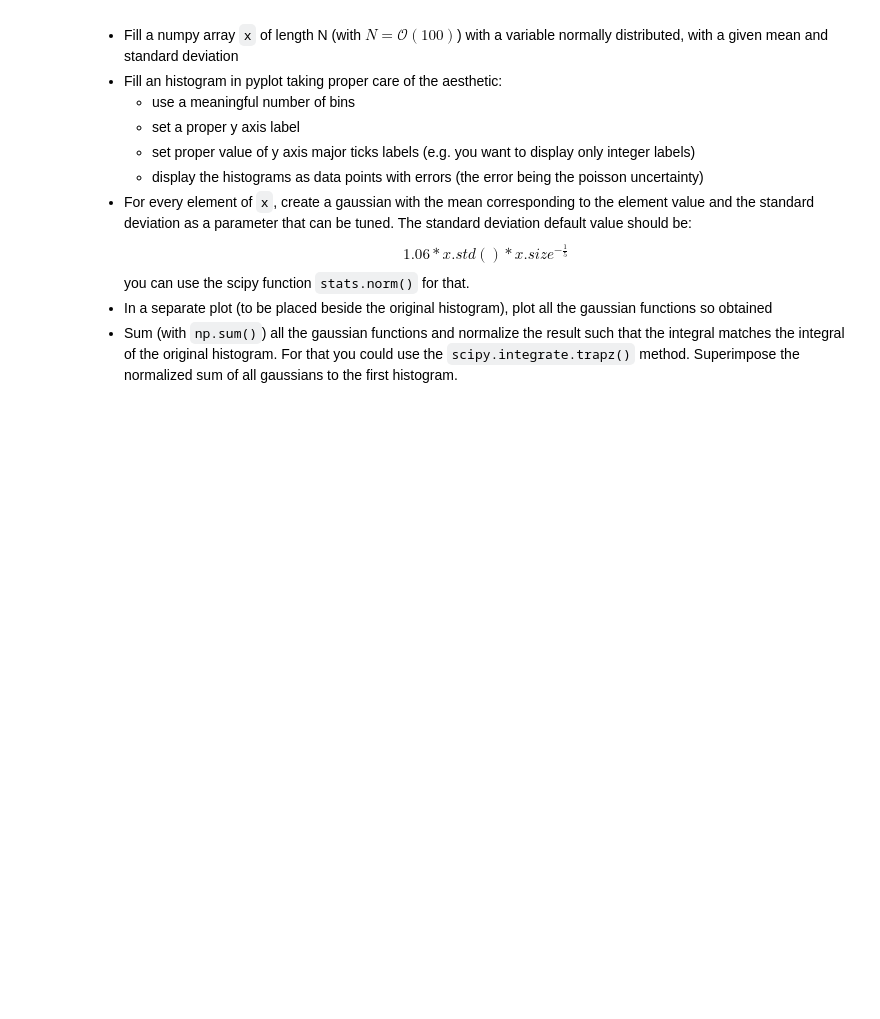
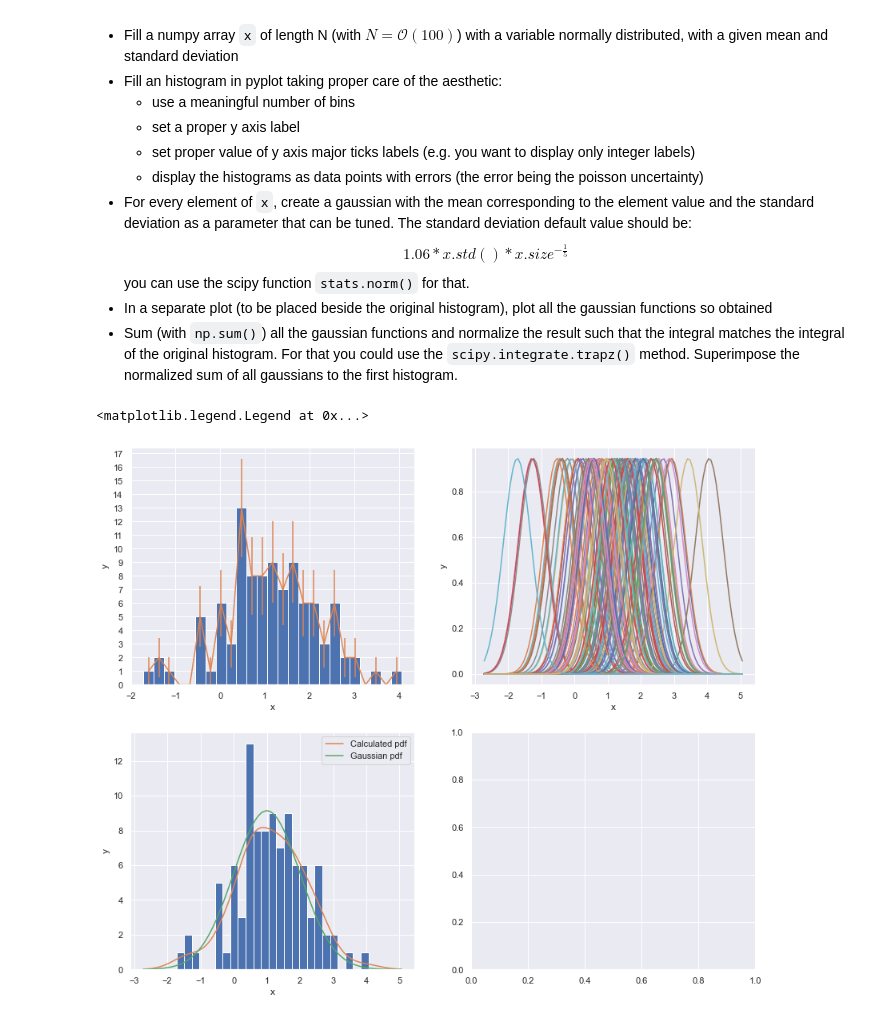
Before and after one commit to davidecolussi/HighLevelProgramming2021, a Jupyter notebook: 07ex_visualization.ipynb, the cells around one changed output. Drawn from its saved outputs; the diff is of its cells as text; code cells hidden in the pictures; blank space fills up the shorter version.

```diff
--- a/07ex_visualization.ipynb
+++ b/07ex_visualization.ipynb
@@ -158,3 +158,52 @@ $$ 1.06 * x.std() * x.size ^{-\frac{1}{5}} $$
 you can use the scipy function `stats.norm()` for that.
 * In a separate plot (to be placed beside the original histogram), plot all the gaussian functions so obtained
 * Sum (with `np.sum()`) all the gaussian functions and normalize the result such that the integral matches the integral of the original histogram. For that you could use the `scipy.integrate.trapz()` method. Superimpose the normalized sum of all gaussians to the first histogram.
+# %%
+from matplotlib.ticker import (MultipleLocator, AutoMinorLocator)
+from scipy.stats import norm, poisson
+from scipy import integrate
+
+mean, std, size = 1,1,100
+bins = 25
+
+x = np.random.normal(loc=mean, scale=std, size=(size,))
+
+fig, (ax, ax2) = plt.subplots(nrows=2, ncols=2, figsize=(14, 12))
+h, bins, _ = ax[0].hist(x, bins=bins) # create and plot the histogram
+ax[0].set_ylabel("y")
+ax[0].set_xlabel('x')
+ax[0].yaxis.set_major_locator(MultipleLocator(1))
+
+bin_centres = (bins[:-1] + bins[1:])/2.
+
+err_poiss = np.sqrt(h) #poisson uncertainity
+ax[0].errorbar(bin_centres, h, yerr=err_poiss)
+
+
+
+
+ax[1].set_ylabel('y')
+ax[1].set_xlabel('x')
+lin_s = np.linspace(x.min()-1, x.max()+1, num=100) #linear space
+
+
+summed_pdf = np.zeros(lin_s.shape) #initial array of zeros of lin_s length
+std_x = 1.06 * std*(size**(-1/5)) #formula for std
+for elem in x:
+    ax[1].plot(lin_s, norm.pdf(lin_s, loc=elem, scale=std_x)) #generate a gaussian in the linear space with mean=elem of x
+    summed_pdf = summed_pdf + norm.pdf(lin_s, loc=elem, scale=std_x) #update the sum vector with this calculated normal
+
+
+hist_area = integrate.trapz(h, bin_centres) #calculate area of the histogram of x given the bin centres and their height
+final_area = integrate.trapz(summed_pdf, lin_s)
+summed_pdf = summed_pdf / final_area * hist_area #normalization
+
+final_area = integrate.trapz(h, bin_centres)
+ax2[0].hist(x, bins=bins, density=False)
+ax2[0].plot(lin_s, summed_pdf , label = "Calculated pdf")
+ax2[0].plot(lin_s, norm.pdf(lin_s, loc=mean, scale=std) * hist_area, label = "Gaussian pdf")
+
+ax2[0].legend()
+# %% [output]
+<matplotlib.legend.Legend at 0x...>
+[figure, added]
```
